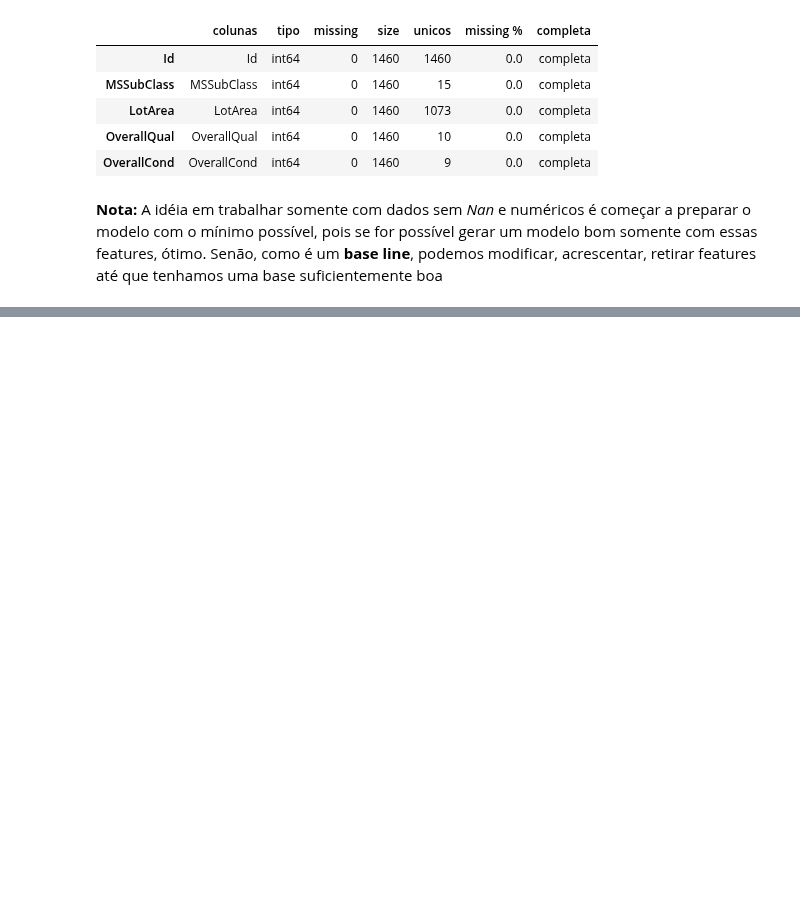
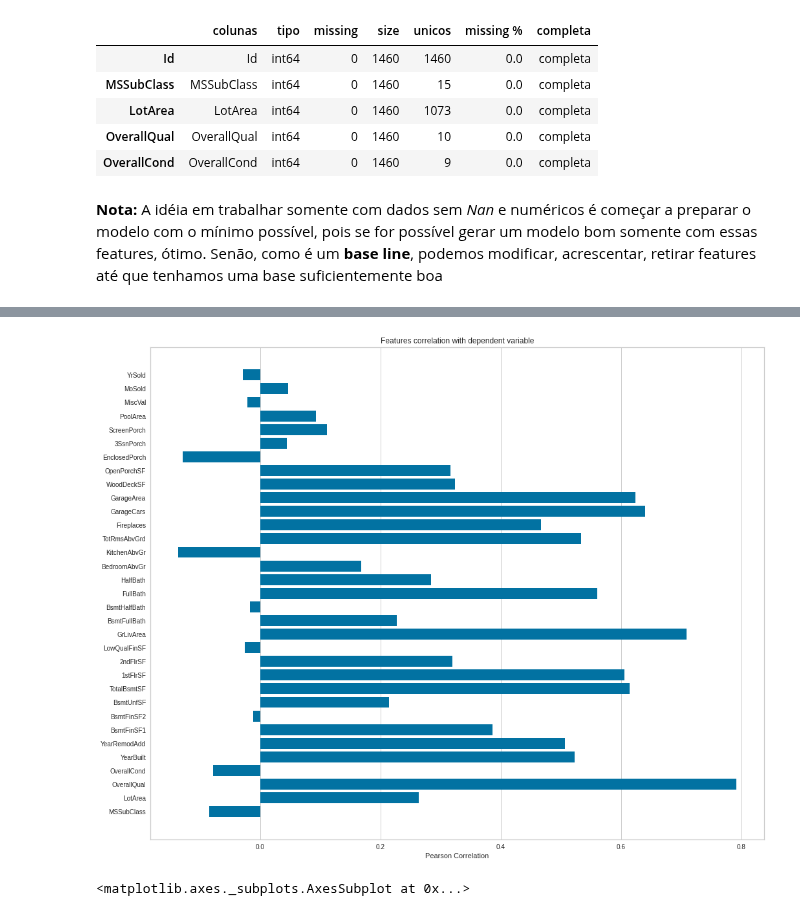
Before and after one commit to mikaelcordeiro/semanas, a Jupyter notebook: semana6/semana_6.ipynb, the cells around one changed output, grey strips where cells are left out. Drawn from its saved outputs; the diff is of its cells as text; code cells hidden in the pictures; blank space fills up the shorter version.

```diff
--- a/semana6/semana_6.ipynb
+++ b/semana6/semana_6.ipynb
@@ -210,0 +263,10 @@ plt.show()
+# %%
+features = x_treino.columns
+# %%
+plt.figure(figsize=(17, 14))
+visualizador_tres = ybt.FeatureCorrelation(labels=features)
+visualizador_tres.fit(x_treino, y_treino)
+visualizador_tres.show()
+# %% [output]
+[figure, added]
+<matplotlib.axes._subplots.AxesSubplot at 0x...>
```
Also changed, not shown: parts of 60 cells of this notebook.
